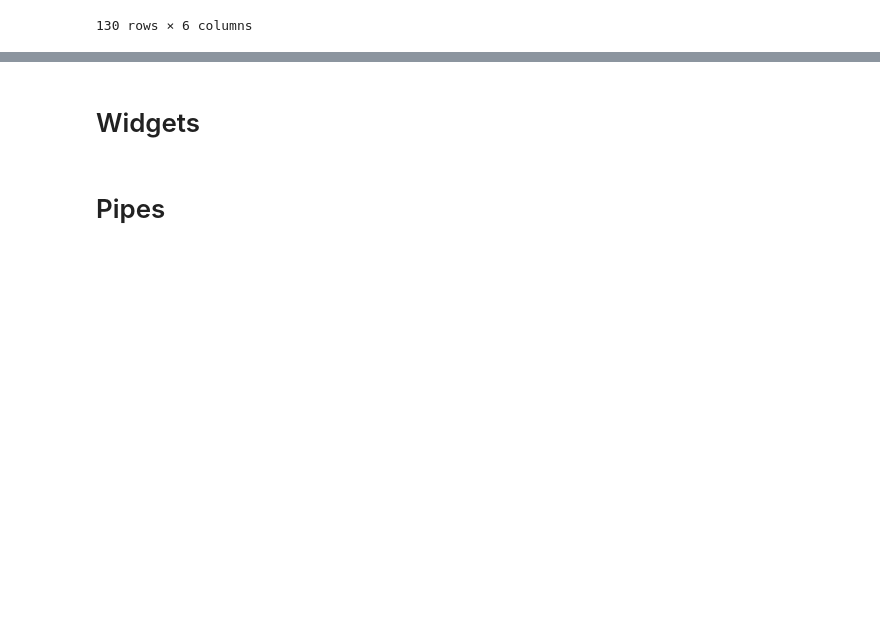
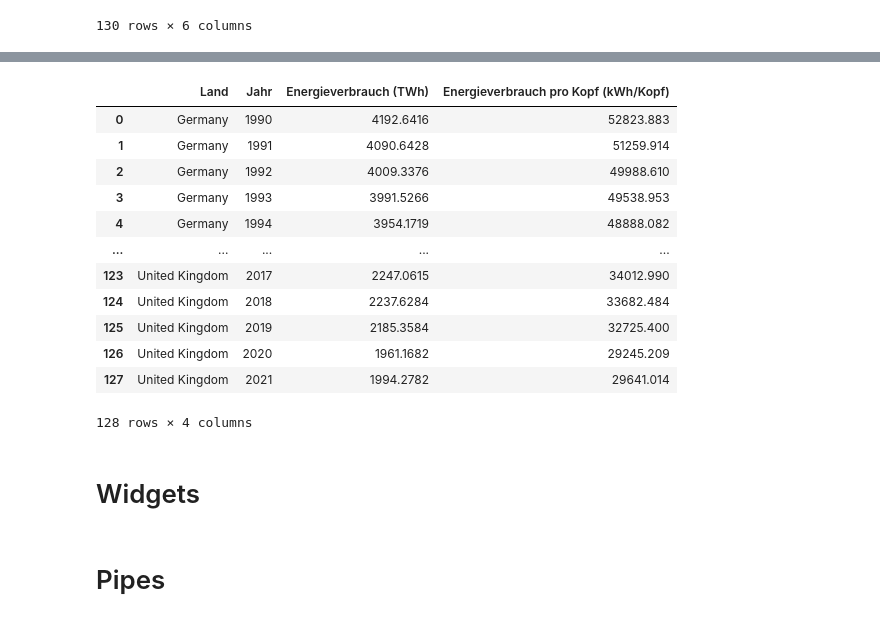
Before and after one commit to alexschillingfhnw/cda2, a Jupyter notebook: Dashboard_version_2.ipynb, the cells around one changed output, grey strips where cells are left out. Saved outputs shown, nothing was run; the diff lists cells and outputs as text; code cells hidden in the pictures; blank space fills up the shorter version.

Commit message:
added energy consumption plots and changed layout

```diff
--- a/Dashboard_version_2.ipynb
+++ b/Dashboard_version_2.ipynb
@@ -263,0 +275,17 @@ df_renewable_energy
+# %%
+# Read energy consumption data
+df_energy_cons = pd.read_csv("Data/All/primary-energy-cons.csv")
+
+# Wrangle data
+df_energy_cons = wrangle_dataframe(df_energy_cons, "Primary energy consumption (TWh)")
+
+# Rename Country to Land
+df_energy_cons.rename(columns = {'Country': 'Land'}, inplace = True)
+
+# Rename Year to Jahr
+df_energy_cons.rename(columns = {'Year': 'Jahr'}, inplace = True)
+
+# Rename Primary energy consumption (TWh)
+df_energy_cons.rename(columns = {'Primary energy consumption (TWh)': 'Energieverbrauch (TWh)'}, inplace = True)
+
+df_energy_cons
@@ -263,0 +306,17 @@ df_renewable_energy
+# %%
+# Read energy consumption per capita data
+df_energy_cons_cap = pd.read_csv("Data/All/per-capita-energy-use.csv")
+
+# Wrangle data
+df_energy_cons_cap = wrangle_dataframe(df_energy_cons_cap, "Primary energy consumption per capita (kWh/person)")
+
+# Rename Country to Land
+df_energy_cons_cap.rename(columns = {'Country': 'Land'}, inplace = True)
+
+# Rename Year to Jahr
+df_energy_cons_cap.rename(columns = {'Year': 'Jahr'}, inplace = True)
+
+# Rename Primary energy consumption per capita (kWh/person)
+df_energy_cons_cap.rename(columns = {'Primary energy consumption per capita (kWh/person)': 'Energieverbrauch pro Kopf (kWh/Kopf)'}, inplace = True)
+
+df_energy_cons_cap
@@ -264,3 +337,21 @@ df_renewable_energy
+# %%
+# merge dataframes
+df_energy_cons = pd.merge(df_energy_cons, df_energy_cons_cap, on = ['Land', 'Jahr'])
+df_energy_cons
+# %% [output]
+|  | Land | Jahr | Energieverbrauch (TWh) | Energieverbrauch pro Kopf (kWh/Kopf) |
+| 0 | Germany | 1990 | 4192.6416 | 52823.883 |
+| 1 | Germany | 1991 | 4090.6428 | 51259.914 |
+| 2 | Germany | 1992 | 4009.3376 | 49988.610 |
+| 3 | Germany | 1993 | 3991.5266 | 49538.953 |
+| 4 | Germany | 1994 | 3954.1719 | 48888.082 |
+| ... | ... | ... | ... | ... |
+| 123 | United Kingdom | 2017 | 2247.0615 | 34012.990 |
+| 124 | United Kingdom | 2018 | 2237.6284 | 33682.484 |
+| 125 | United Kingdom | 2019 | 2185.3584 | 32725.400 |
+| 126 | United Kingdom | 2020 | 1961.1682 | 29245.209 |
+| 127 | United Kingdom | 2021 | 1994.2782 | 29641.014 |
+128 rows × 4 columns
 # %% [markdown]
 # Widgets
 # %%
```
Also changed, not shown: parts of 13 cells of this notebook.
